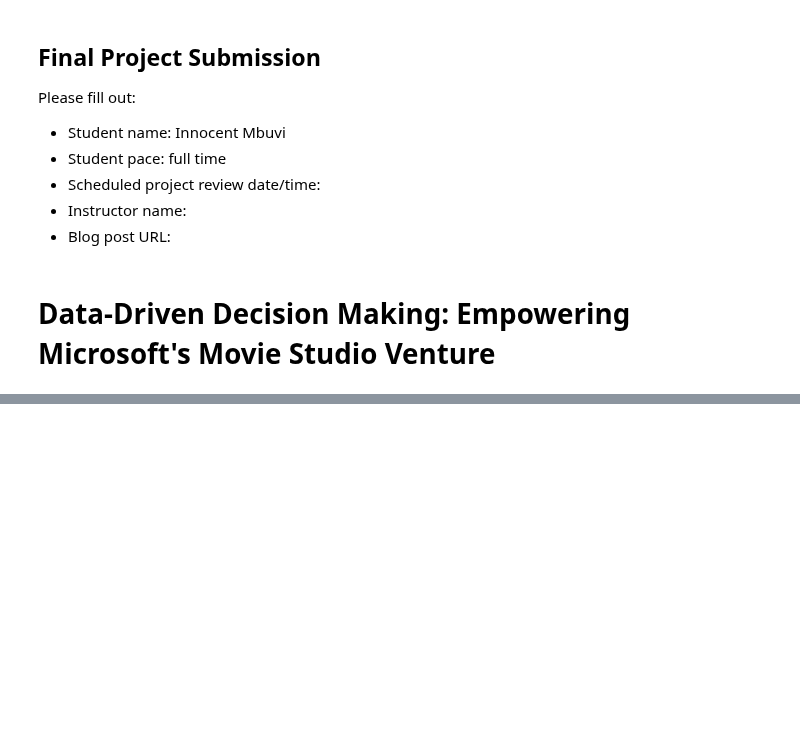
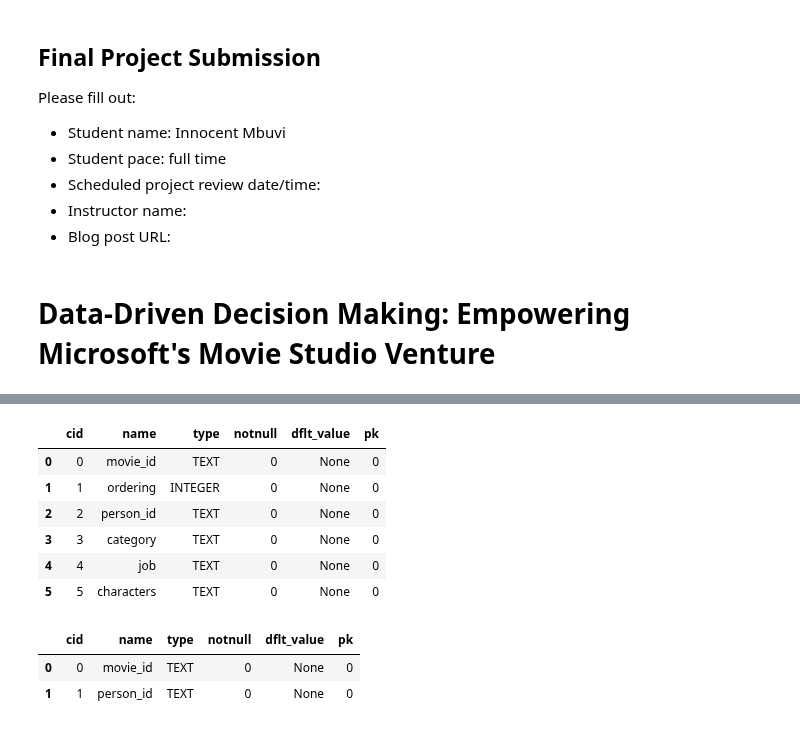
Before and after one commit to mbuvimuia/BoxOfficeInsights-MicrosoftStudio, a Jupyter notebook: student.ipynb, the cells around one changed output, grey strips where cells are left out. Cells and saved outputs as stored; diff of their text form; code cells hidden in the pictures; blank space fills up the shorter version.

```diff
--- a/student.ipynb
+++ b/student.ipynb
@@ -44,0 +280,12 @@ The insights from this analysis will help Microsoft make informed decisions on t
+# %%
+#Column names and data types in the principals table
+principals = pd.read_sql('PRAGMA table_info(principals)', conn)
+principals
+# %% [output]
+|  | cid | name | type | notnull | dflt_value | pk |
+| 0 | 0 | movie_id | TEXT | 0 | None | 0 |
+| 1 | 1 | ordering | INTEGER | 0 | None | 0 |
+| 2 | 2 | person_id | TEXT | 0 | None | 0 |
+| 3 | 3 | category | TEXT | 0 | None | 0 |
+| 4 | 4 | job | TEXT | 0 | None | 0 |
+| 5 | 5 | characters | TEXT | 0 | None | 0 |
@@ -44,0 +302,8 @@ The insights from this analysis will help Microsoft make informed decisions on t
+# %%
+#Column names and data types in the writers table
+writers = pd.read_sql('PRAGMA table_info(writers)', conn)
+writers
+# %% [output]
+|  | cid | name | type | notnull | dflt_value | pk |
+| 0 | 0 | movie_id | TEXT | 0 | None | 0 |
+| 1 | 1 | person_id | TEXT | 0 | None | 0 |
```
Also changed, not shown: parts of 70 cells of this notebook.
